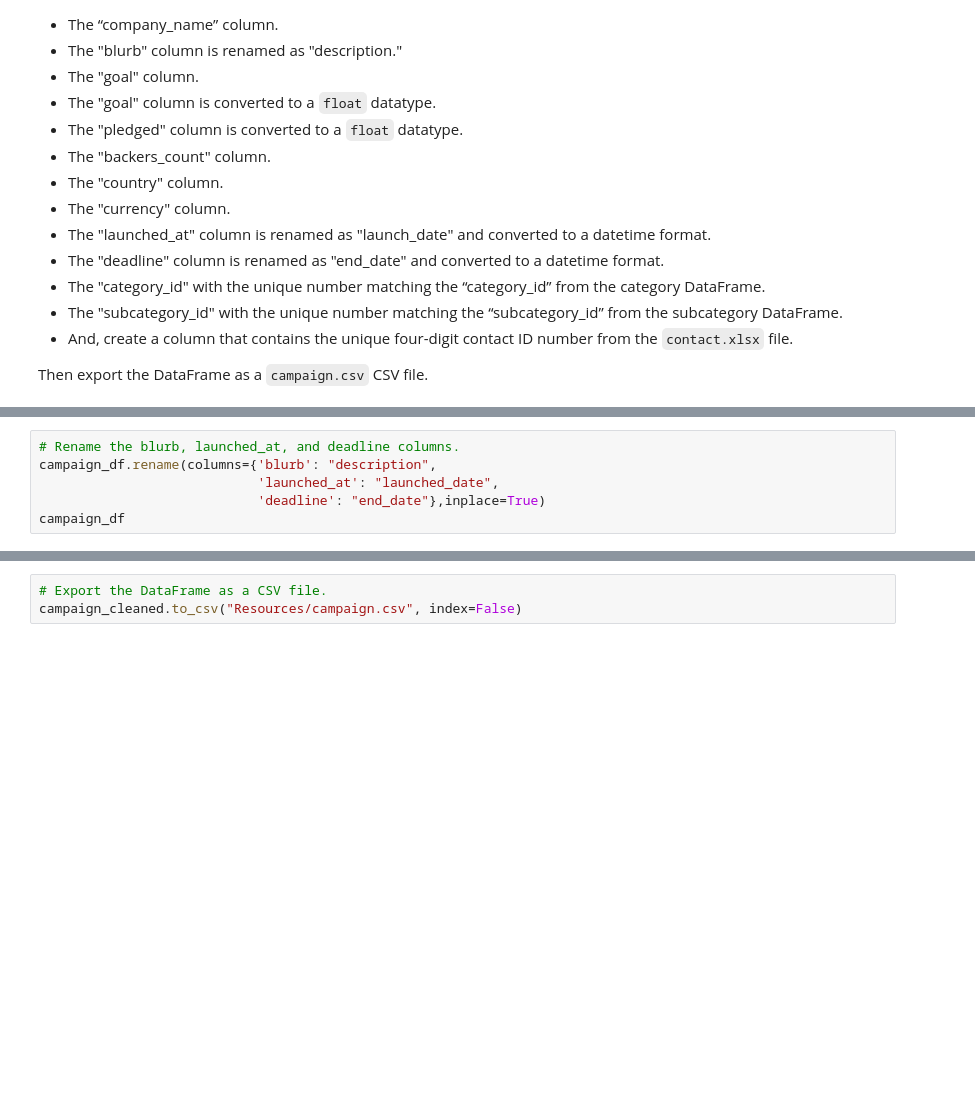
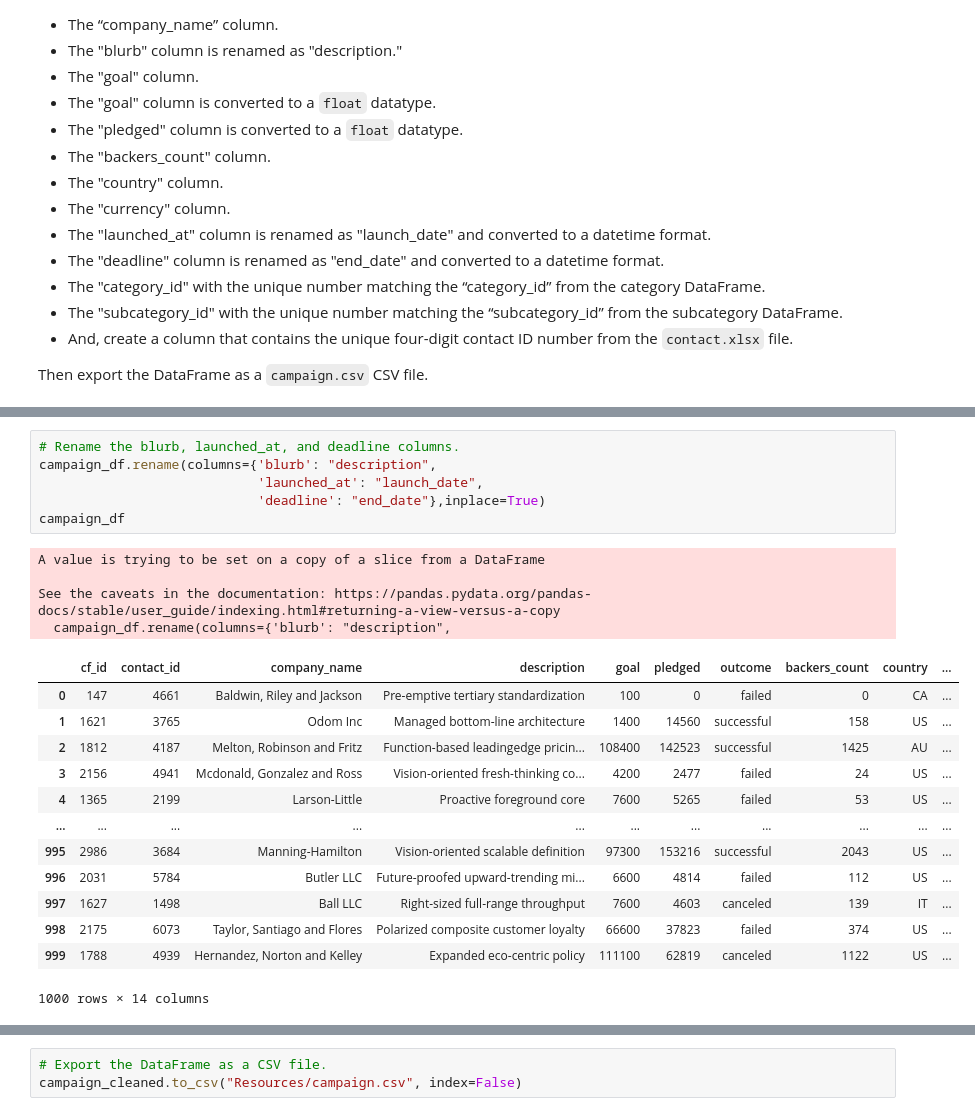
Before and after one commit to HarrietOrleans/Crowdfunding_ETL, a Jupyter notebook: ETL_Mini_Project_HOrleans_RSkinner.ipynb, the cells around one changed output, grey strips where cells are left out. Saved outputs shown, nothing was run; the diff lists cells and outputs as text; blank space fills up the shorter version.

```diff
--- a/ETL_Mini_Project_HOrleans_RSkinner.ipynb
+++ b/ETL_Mini_Project_HOrleans_RSkinner.ipynb
@@ -194,9 +206,27 @@ KeyError: ('cf_id', 'contact_id', 'company_name', 'blurb', 'goal', 'pledged', 'b
 # %%
 # Rename the blurb, launched_at, and deadline columns.
 campaign_df.rename(columns={'blurb': "description",
-                            'launched_at': "launched_date",
+                            'launched_at': "launch_date",
                             'deadline': "end_date"},inplace=True)
 campaign_df
+# %% [output]
+A value is trying to be set on a copy of a slice from a DataFrame
+
+See the caveats in the documentation: https://pandas.pydata.org/pandas-docs/stable/user_guide/indexing.html#returning-a-view-versus-a-copy
+  campaign_df.rename(columns={'blurb': "description",
+|  | cf_id | contact_id | company_name | description | goal | pledged | outcome | backers_count | country | ... |
+| 0 | 147 | 4661 | Baldwin, Riley and Jackson | Pre-emptive tertiary standardization | 100 | 0 | failed | 0 | CA | ... |
+| 1 | 1621 | 3765 | Odom Inc | Managed bottom-line architecture | 1400 | 14560 | successful | 158 | US | ... |
+| 2 | 1812 | 4187 | Melton, Robinson and Fritz | Function-based leadingedge pricin... | 108400 | 142523 | successful | 1425 | AU | ... |
+| 3 | 2156 | 4941 | Mcdonald, Gonzalez and Ross | Vision-oriented fresh-thinking co... | 4200 | 2477 | failed | 24 | US | ... |
+| 4 | 1365 | 2199 | Larson-Little | Proactive foreground core | 7600 | 5265 | failed | 53 | US | ... |
+| ... | ... | ... | ... | ... | ... | ... | ... | ... | ... | ... |
+| 995 | 2986 | 3684 | Manning-Hamilton | Vision-oriented scalable definition | 97300 | 153216 | successful | 2043 | US | ... |
+| 996 | 2031 | 5784 | Butler LLC | Future-proofed upward-trending mi... | 6600 | 4814 | failed | 112 | US | ... |
+| 997 | 1627 | 1498 | Ball LLC | Right-sized full-range throughput | 7600 | 4603 | canceled | 139 | IT | ... |
+| 998 | 2175 | 6073 | Taylor, Santiago and Flores | Polarized composite customer loyalty | 66600 | 37823 | failed | 374 | US | ... |
+| 999 | 1788 | 4939 | Hernandez, Norton and Kelley | Expanded eco-centric policy | 111100 | 62819 | canceled | 1122 | US | ... |
+1000 rows × 14 columns
 # %%
 # Convert the goal and pledged columns to a `float` data type.
 campaign_df['goal']=campaign_df['goal'].astype(float)
```
Also changed, not shown: parts of 19 cells of this notebook, 2 other files.
